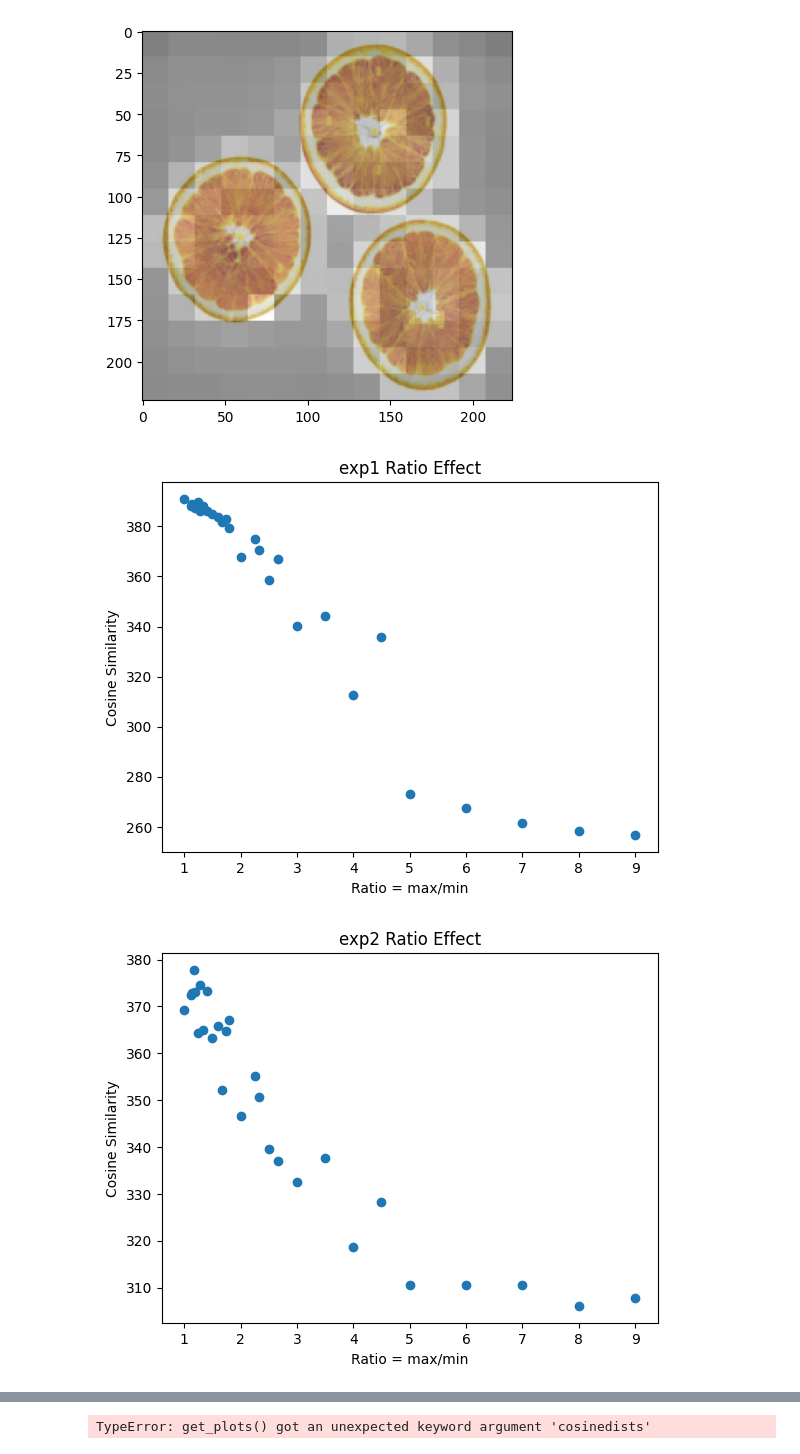
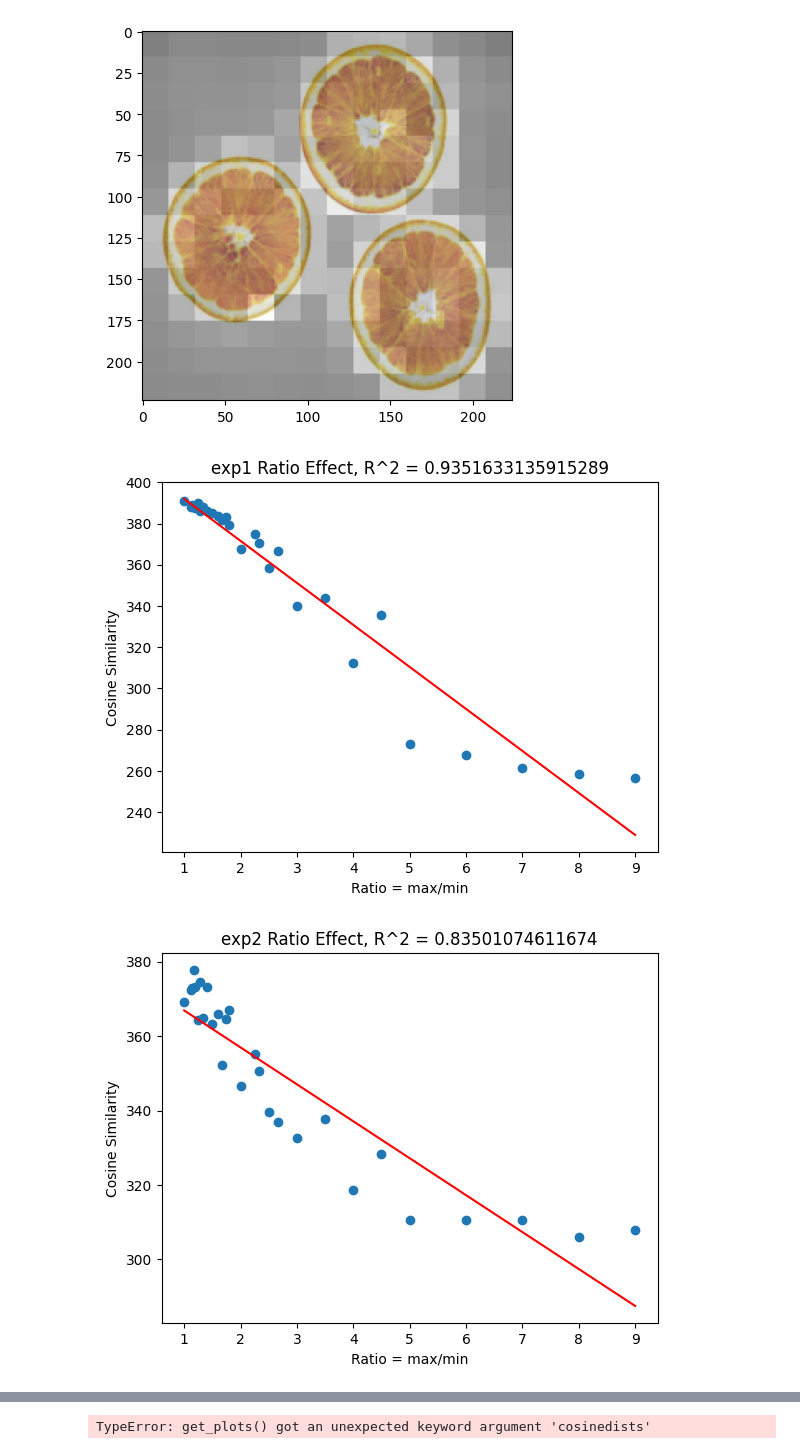
Before and after one commit to hirenkumawat/Numerosity-ViT-CNN, a Jupyter notebook: VIT_inference.ipynb, the cells around one changed output, grey strips where cells are left out. Cells and saved outputs as stored; diff of their text form; code cells hidden in the pictures.

```diff
--- a/VIT_inference.ipynb
+++ b/VIT_inference.ipynb
@@ -132,6 +114,7 @@ dict4 = get_similarity('/home/hice1/bgoyal7/scratch/HML/ViT_embedding/exp4_diff_
 dict5 = get_similarity('/home/hice1/bgoyal7/scratch/HML/ViT_embedding/exp5_diff_area_diff_shapes_in_img')
 dict6 = get_similarity('/home/hice1/bgoyal7/scratch/HML/ViT_embedding/exp6_google_images')
 # %%
+from scipy.optimize import curve_fit
 # a = {1:3}
 # print(a)
 def handle_mds(dict, expname):
@@ -148,33 +131,60 @@ def handle_mds(dict, expname):
     ax.scatter(x=func.embedding_, y=[0 for _ in range(func.embedding_.shape[0])])
 def get_ratio_plot(dict, expname):
     x, y = [], []
     td = {}
     for (i, val) in dict.items():
         ind  = max(i[0],i[1])/min(i[0],i[1])
         if ind not in td:
             td[ind] = []
         td[ind].append(val)
     for (i, val) in td.items():
         x.append(i)
         y.append(np.mean(val))
     fig, ax = plt.subplots()
+    # Fit the curve
+    params, covariance = curve_fit(lambda t, a, b, c: a * np.exp(-b * t) + c, x, y, maxfev=1000000)
+
+    # Extract the fitted parameters
+    a_fit, b_fit, c_fit = params
+    # Calculate the predicted values from the fitted curve
+    y_pred = a_fit * np.exp(np.array(x)* - b_fit) + c_fit
+
+    # Calculate the mean of the actual data points
+    y_mean = np.mean(y)
+
+    # Calculate R^2
+    ss_res = np.sum((y - y_pred)**2)
+    ss_tot = np.sum((y - y_mean)**2)
+    r_squared = 1 - (ss_res / ss_tot)
+
+    # print("R-squared value =", r_squared)
+
+    # Plot the data points
+    # plt.scatter(x, y, label='Data Points', color='blue')
+
+    # Plot the fitted curve
+    x_fit = np.linspace(min(x), max(x), 100)  # Generate points for the fitted curve
+    y_fit = a_fit * np.exp(np.array(x_fit)* - b_fit) + c_fit
+    ax.plot(x_fit, y_fit, label='Fitted Curve', color='red')
+
     ax.scatter(x, y)
-    ax.set_title(expname + ' Ratio Effect')
+    ax.set_title(expname + ' Ratio Effect, R^2 = ' + str(r_squared))
     ax.set_ylabel('Cosine Similarity')
     ax.set_xlabel('Ratio = max/min')
+    plt.savefig(expname + '_ratio.png')
     # if save_dir is not None:
     #     plt.savefig(save_dir + '/' + expname + xlabel + '.png')
 get_ratio_plot(dict1, 'exp1')
 get_ratio_plot(dict2, 'exp2')
 get_ratio_plot(dict3, 'exp3')
 get_ratio_plot(dict4, 'exp4')
 get_ratio_plot(dict5, 'exp5')
 get_ratio_plot(dict6, 'exp6')
 # handle_dict(dict2, 'exp2')
 # handle_dict(dict3, 'exp3')
 # handle_dict(dict4, 'exp4')
 # handle_dict(dict5, 'exp5')
 # handle_dict(dict6, 'exp6')
 # %% [output]
-[figure, old version]
+[figure, new version]
-[figure, old version]
+[figure, new version]
```
Also changed, not shown: parts of 2 cells of this notebook, 18 other files.
